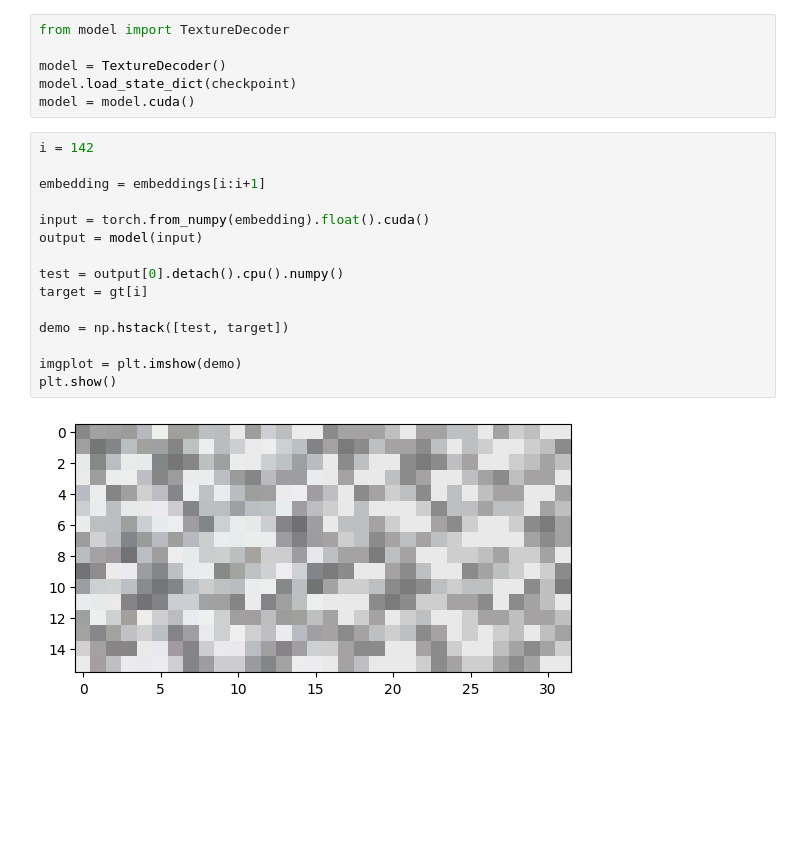
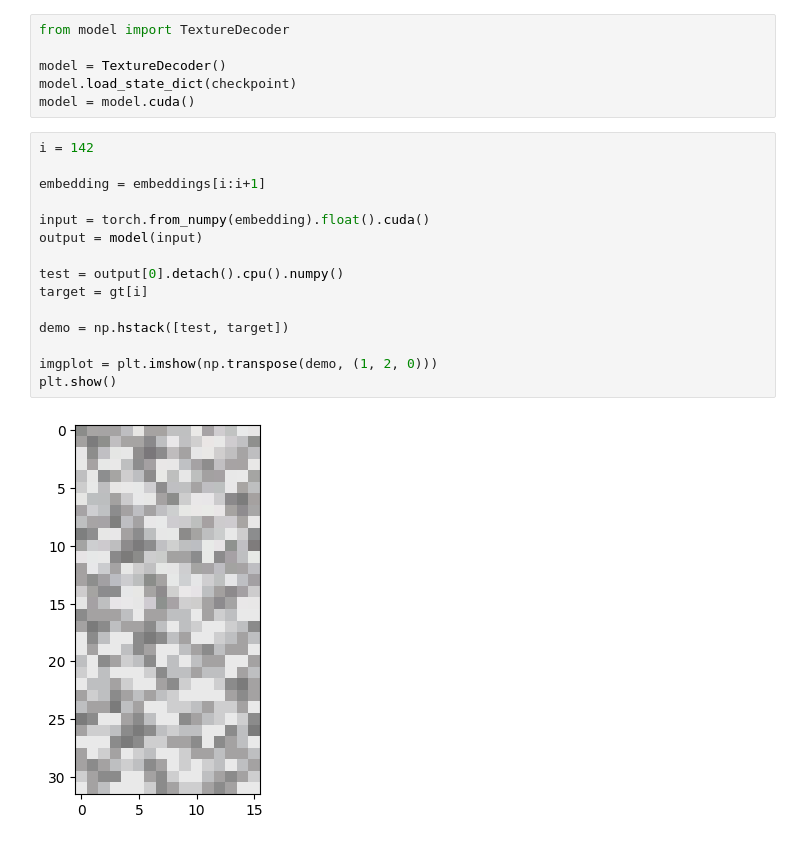
Before and after one commit to brian-xu/mc-texture-decoder, a Jupyter notebook: visualize.ipynb, the cells around one changed output. Drawn from its saved outputs; the diff is of its cells as text; blank space fills up the shorter version.

```diff
--- a/visualize.ipynb
+++ b/visualize.ipynb
@@ -25,17 +25,17 @@ model = model.cuda()
 # %%
 i = 142
 
 embedding = embeddings[i:i+1]
 
 input = torch.from_numpy(embedding).float().cuda()
 output = model(input)
 
 test = output[0].detach().cpu().numpy()
 target = gt[i]
 
 demo = np.hstack([test, target])
 
-imgplot = plt.imshow(demo)
+imgplot = plt.imshow(np.transpose(demo, (1, 2, 0)))
 plt.show()
 # %% [output]
-[figure, old version]
+[figure, new version]
```
Also changed, not shown: 5 other files.
